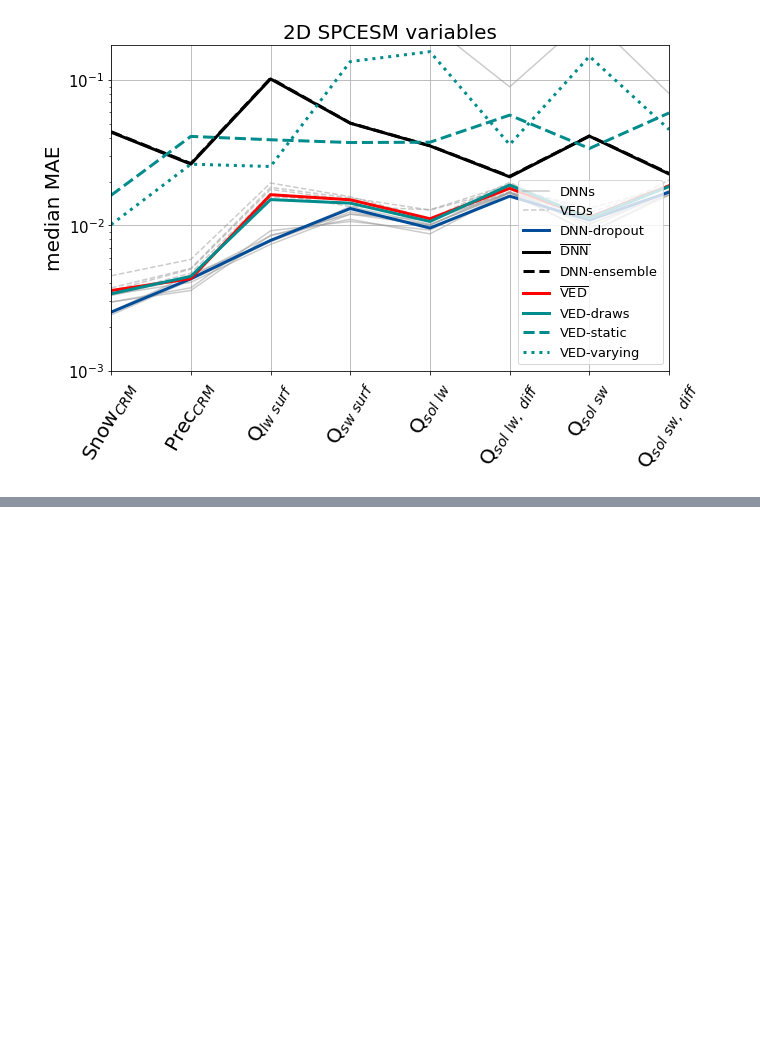
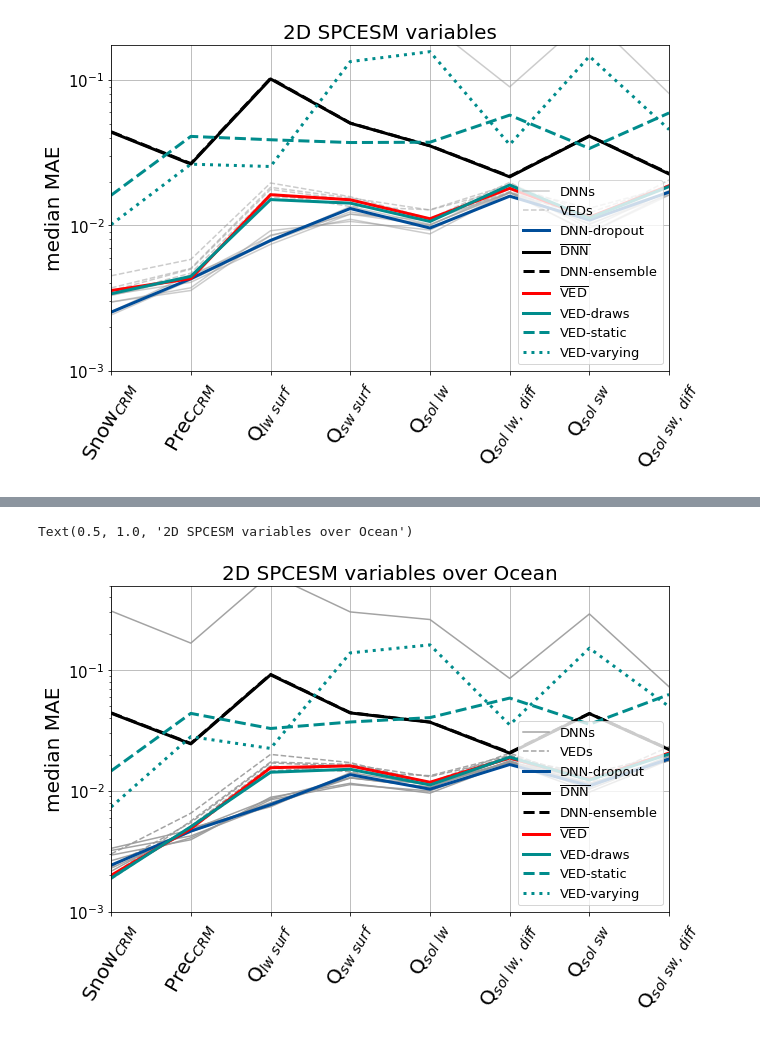
Before and after one commit to EyringMLClimateGroup/behrens24james_SPCESM2_ML_ensembles, a Jupyter notebook: deterministic_analysis/real_geo_MAE_all_networks_update.ipynb, the cells around one changed output, grey strips where cells are left out. Drawn from its saved outputs; the diff is of its cells as text; code cells hidden in the pictures; blank space fills up the shorter version.

```diff
--- a/deterministic_analysis/real_geo_MAE_all_networks_update.ipynb
+++ b/deterministic_analysis/real_geo_MAE_all_networks_update.ipynb
@@ -871,0 +1077,18 @@ Text(0.5, 1.0, 'd) $\\mathbf{\\dot{q}_{ci}}$(p)')
+# %%
+lat=np.arange(-90,90,180/96)
+lon=np.arange(0,360,360/144)
+# %%
+Lons,Lats = np.meshgrid(lon,lat)
+lons_2, data_shift = map.shiftdata(Lons, datain = np.reshape(ANN_1_lin_dr_01_MAE_7_mem[0:int(lat.size*lon.size),24],
+                                                             (lat.size,lon.size))
+                                                             , lon_0=0)
+# %%
+#mask ocean
+
+MaskedArray_2 = maskoceans(lons_2,Lats,np.reshape(ANN_1_lin_dr_01_MAE_7_mem[0:int(lat.size*lon.size),24],
+                                                             (lat.size,lon.size)),resolution='f',grid=1.25,inlands=False)
+# %%
+# select ocean and land grid cells
+
+ocean=np.where(np.reshape(MaskedArray_2.mask,(lat.size*lon.size))==True)[0]
+land=np.where(np.reshape(MaskedArray_2.mask,(lat.size*lon.size))==False)[0]
@@ -987,0 +1665,56 @@ Text(0.5, 1.0, '2D SPCESM variables')
+# %%
+plt.figure(2,(10,6))
+
+plt.plot(np.nanmedian(ANN_1_lin_MAE[ocean,104:112]*val_gen_II.output_transform.scale[104:112],0),color=[0.6,0.6,0.6,0.9],label='DNNs')#,label=r'ANN 1$_{median}$')
+plt.plot(np.nanmedian(ANN_2_lin_MAE[ocean,104:112]*val_gen_II.output_transform.scale[104:112],0),color=[0.6,0.6,0.6,0.9])#,label=r'ANN 2$_{median}$')
+plt.plot(np.nanmedian(ANN_3_lin_MAE[ocean,104:112]*val_gen_II.output_transform.scale[104:112],0),color=[0.6,0.6,0.6,0.9])#,label=r'ANN 3$_{median}$')
+plt.plot(np.nanmedian(ANN_4_lin_MAE[ocean,104:112]*val_gen_II.output_transform.scale[104:112],0),color=[0.6,0.6,0.6,0.9])#,label=r'ANN 4$_{median}$')
+plt.plot(np.nanmedian(ANN_5_lin_MAE[ocean,104:112]*val_gen_II.output_transform.scale[104:112],0),color=[0.6,0.6,0.6,0.9])#,label=r'ANN 5$_{median}$')
+plt.plot(np.nanmedian(ANN_6_lin_MAE[ocean,104:112]*val_gen_II.output_transform.scale[104:112],0),color=[0.6,0.6,0.6,0.9])#,label=r'ANN 6$_{median}$')
+plt.plot(np.nanmedian(ANN_7_lin_MAE[ocean,104:112]*val_gen_II.output_transform.scale[104:112],0),color=[0.6,0.6,0.6,0.9])#,label=r'ANN 7$_{median}$')
+
+
+plt.plot(np.nanmedian(VED_1_MAE[ocean,105:113]*val_gen_II.output_transform.scale[104:112],0),'--',color=[0.6,0.6,0.6,0.9],label='VEDs')#,label=r'VED 1$_{median}$')
+plt.plot(np.nanmedian(VED_2_MAE[ocean,105:113]*val_gen_II.output_transform.scale[104:112],0),'--',color=[0.6,0.6,0.6,0.9])#,label=r'VED 2$_{median}$')
+plt.plot(np.nanmedian(VED_3_MAE[ocean,105:113]*val_gen_II.output_transform.scale[104:112],0),'--',color=[0.6,0.6,0.6,0.9])#,label=r'VED 3$_{median}$')
+plt.plot(np.nanmedian(VED_4_MAE[ocean,105:113]*val_gen_II.output_transform.scale[104:112],0),'--',color=[0.6,0.6,0.6,0.9])#,label=r'VED 4$_{median}$')
+plt.plot(np.nanmedian(VED_5_MAE[ocean,105:113]*val_gen_II.output_transform.scale[104:112],0),'--',color=[0.6,0.6,0.6,0.9])#,label=r'VED 5$_{median}$')
+plt.plot(np.nanmedian(VED_7_MAE[ocean,105:113]*val_gen_II.output_transform.scale[104:112],0),'--',color=[0.6,0.6,0.6,0.9])#,label=r'VED 7$_{median}$')
+
+
+
+plt.plot(np.nanmedian(ANN_1_lin_dr_01_MAE_7_mem[ocean,104:112]*val_gen_II.output_transform.scale[104:112],0),
+         linewidth=3,color=[0,0.3,0.6],label=r'DNN-dropout')
+plt.plot(np.nanmedian(deter_7_lin[ocean,104:112]*val_gen_II.output_transform.scale[104:112],0),
+         linewidth=3,color='k',label=r'$\overline{\mathrm{DNN}}$')
+plt.plot(np.nanmedian(stoch_5_lin[ocean,104:112]*val_gen_II.output_transform.scale[104:112],0),
+         '--',linewidth=3,color='k',label=r'DNN-ensemble')
+plt.plot(np.nanmedian(VED_deter_6[ocean,105:113]*val_gen_II.output_transform.scale[104:112],0),linewidth=3,
+         color='r',label=r'$\overline{\mathrm{VED}}$')
+
+plt.plot(np.nanmedian(VED_1_7_0[ocean,105:113]*val_gen_II.output_transform.scale[104:112],0),
+         color=[0,0.55,0.55],linewidth=3,label=r'VED-draws')
+
+plt.plot(np.nanmedian(VED_1_7_0_5[ocean,105:113]*val_gen_II.output_transform.scale[104:112],0),
+         '--',linewidth=3,color=[0,0.55,0.55],label=r'VED-static')
+plt.plot(np.nanmedian(VED_1_7_alpha_1_MAE[ocean,105:113]*val_gen_II.output_transform.scale[104:112],0),
+         ':',linewidth=3,color=[0,0.55,0.55],label=r'VED-varying')
+
+
+
+
+
+plt.grid(True)
+plt.yscale('log')
+plt.ylim(0.001,0.5)
+plt.xlim(0,7)
+plt.legend(fontsize=13,loc=4)
+plt.xticks(fontsize=15)
+plt.yticks(fontsize=15)
+plt.xticks(np.arange(ANN_1_lin_MAE[1,104:112].size),SP_2D_VAR_2, rotation=60,fontsize=20)
+
+plt.ylabel(r'median MAE',fontsize=20)
+plt.title('2D SPCESM variables over Ocean',fontsize=20)
+# %% [output]
+Text(0.5, 1.0, '2D SPCESM variables over Ocean')
+[figure, added]
```
Also changed, not shown: parts of 8 cells of this notebook, 1 other file.
